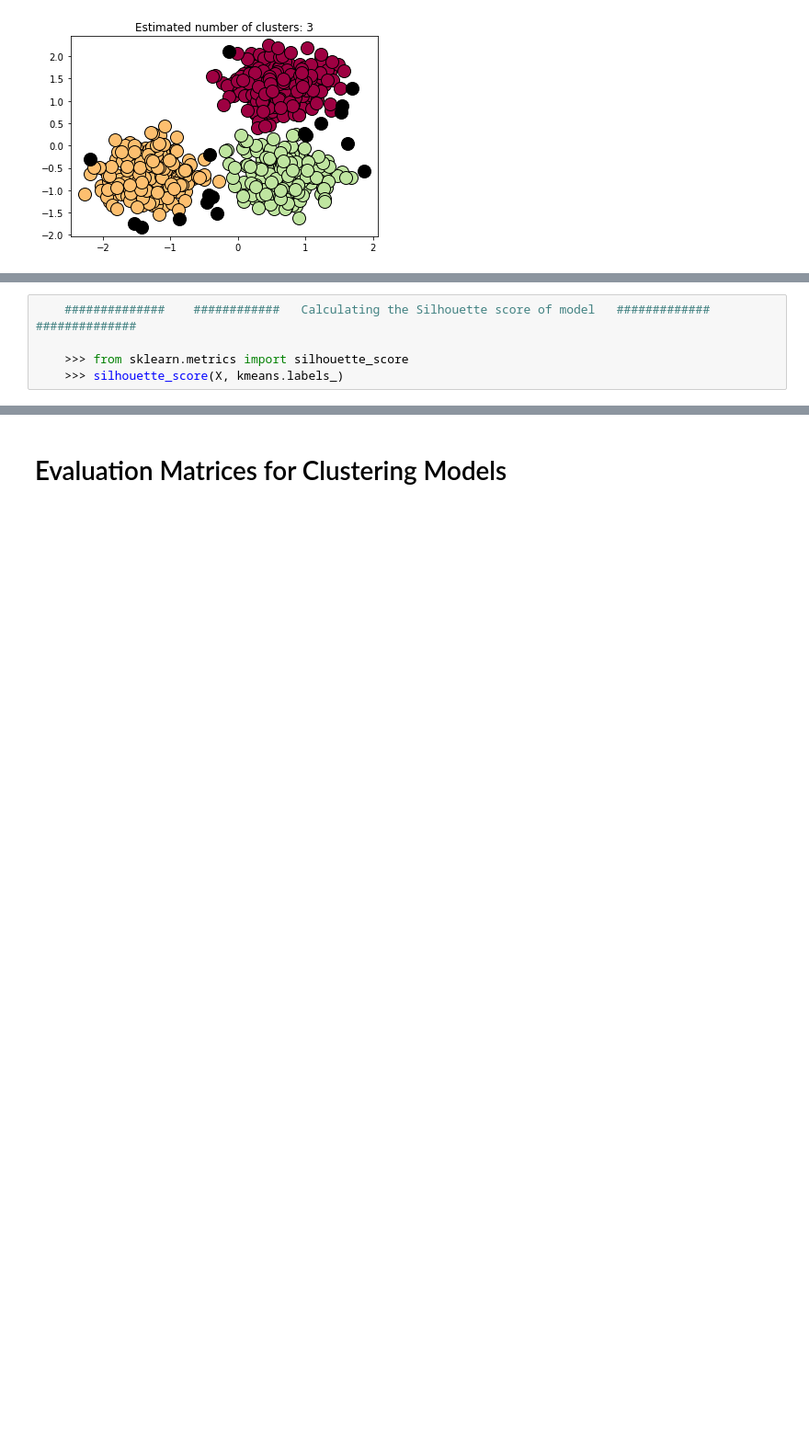
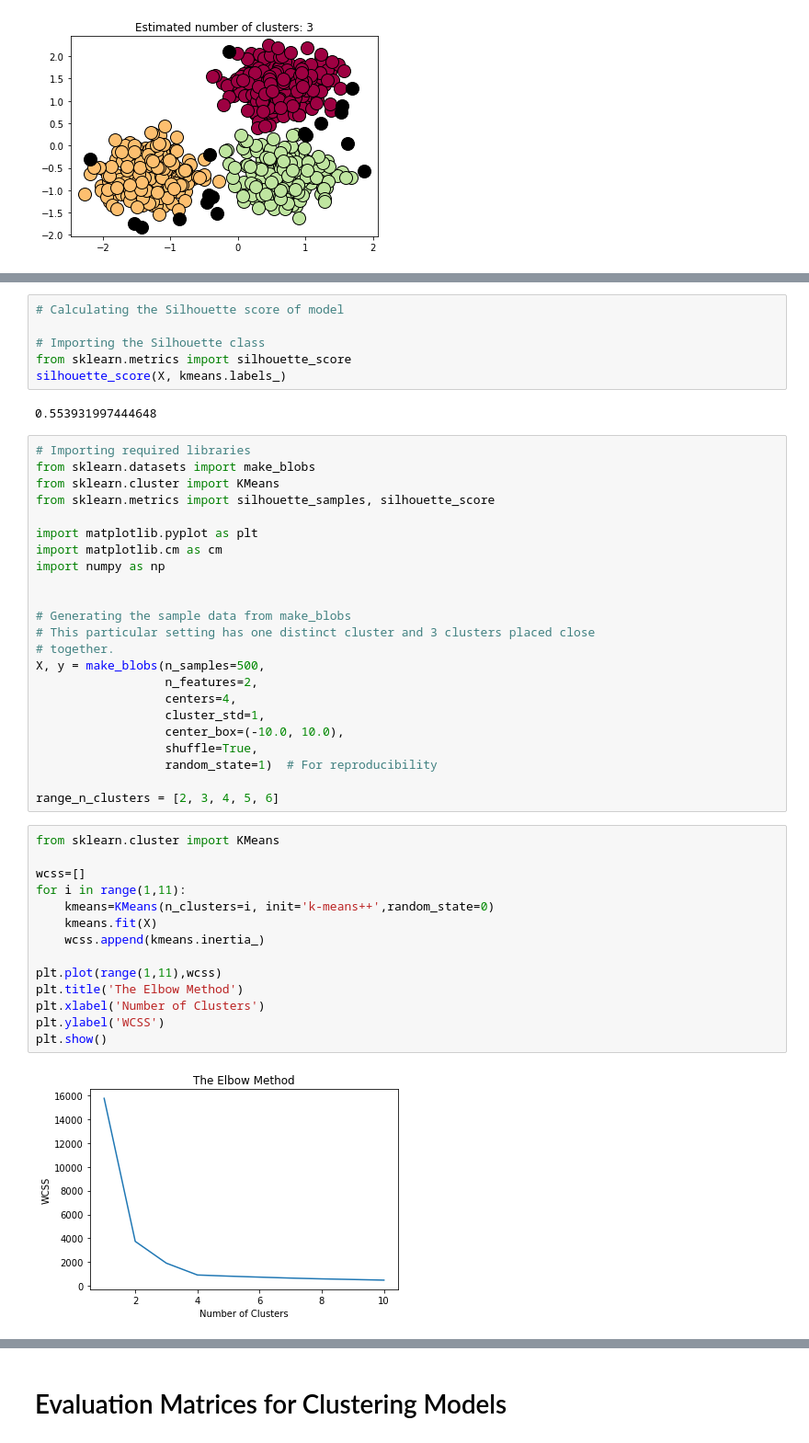
Before and after one commit to student-shriman/Machine-Learning-in-a-Nutshell, a Jupyter notebook: clustering.ipynb, the cells around one changed output, grey strips where cells are left out. Shown at 92% size. Saved outputs shown, nothing was run; the diff lists cells and outputs as text; blank space fills up the shorter version.

```diff
--- a/clustering.ipynb
+++ b/clustering.ipynb
@@ -1048,5 +941,47 @@ plt.show()
 # %%
-    ##############    ############   Calculating the Silhouette score of model   #############    ##############
+# Calculating the Silhouette score of model
 
-    >>> from sklearn.metrics import silhouette_score
-    >>> silhouette_score(X, kmeans.labels_)
+# Importing the Silhouette class
+from sklearn.metrics import silhouette_score
+silhouette_score(X, kmeans.labels_)
+# %% [output]
+0.553931997444648
+# %%
+# Importing required libraries
+from sklearn.datasets import make_blobs
+from sklearn.cluster import KMeans
+from sklearn.metrics import silhouette_samples, silhouette_score
+
+import matplotlib.pyplot as plt
+import matplotlib.cm as cm
+import numpy as np
+
+
+# Generating the sample data from make_blobs
+# This particular setting has one distinct cluster and 3 clusters placed close
+# together.
+X, y = make_blobs(n_samples=500,
+                  n_features=2,
+                  centers=4,
+                  cluster_std=1,
+                  center_box=(-10.0, 10.0),
+                  shuffle=True,
+                  random_state=1)  # For reproducibility
+
+range_n_clusters = [2, 3, 4, 5, 6]
+# %%
+from sklearn.cluster import KMeans
+
+wcss=[]
+for i in range(1,11):
+    kmeans=KMeans(n_clusters=i, init='k-means++',random_state=0)
+    kmeans.fit(X)
+    wcss.append(kmeans.inertia_)
+
+plt.plot(range(1,11),wcss)
+plt.title('The Elbow Method')
+plt.xlabel('Number of Clusters')
+plt.ylabel('WCSS')
+plt.show()
+# %% [output]
+[figure, added]
```
Also changed, not shown: parts of 23 cells of this notebook, 36 other files.
